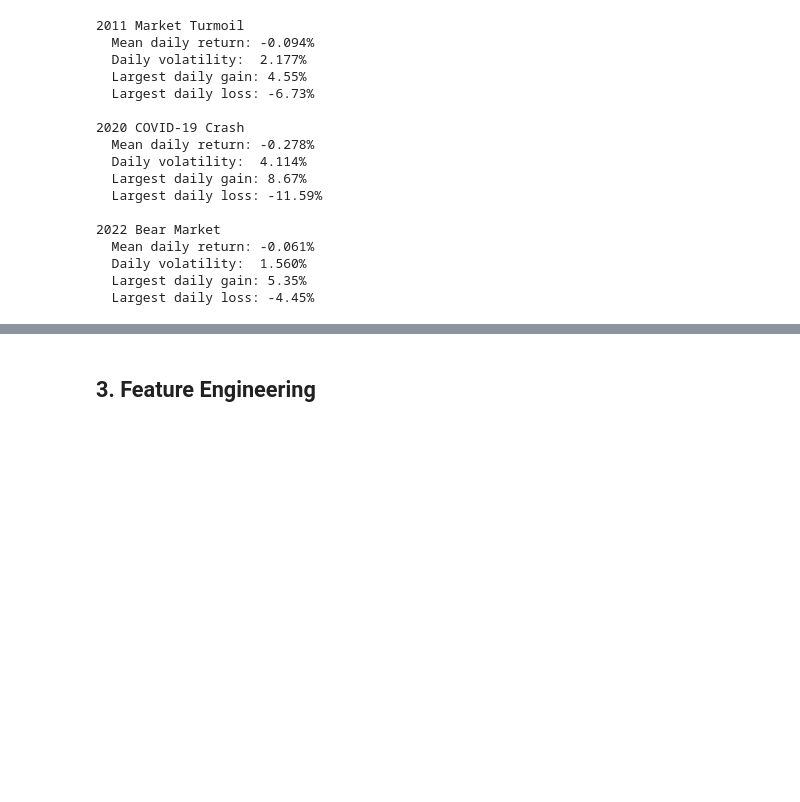
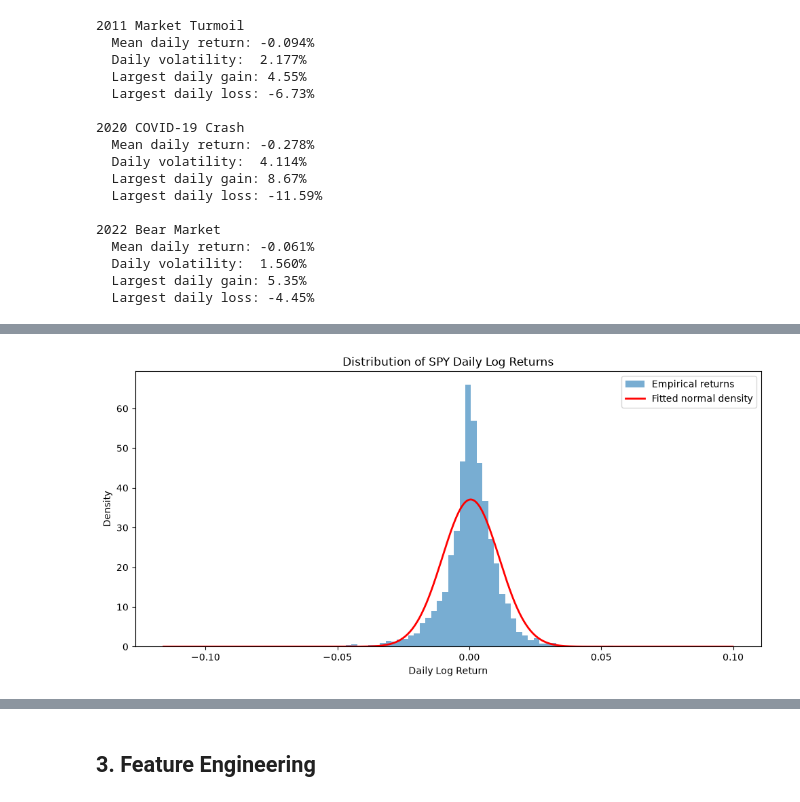
Before and after one commit to minjee-kim/financial-forecasting, a Jupyter notebook: analysis.ipynb, the cells around one changed output, grey strips where cells are left out. Drawn from its saved outputs; the diff is of its cells as text; code cells hidden in the pictures; blank space fills up the shorter version.

Commit message:
preliminary model fitting on the log returns

```diff
--- a/analysis.ipynb
+++ b/analysis.ipynb
@@ -324,0 +343,38 @@ for name, (start, end) in periods.items():
+# %%
+from scipy.stats import norm
+
+returns = spy["return"].dropna()
+
+mu = returns.mean()
+sigma = returns.std()
+
+# Values for the fitted normal density
+x = np.linspace(returns.min(), returns.max(), 500)
+normal_density = norm.pdf(x, loc=mu, scale=sigma)
+
+plt.figure(figsize=(10, 5))
+
+plt.hist(
+    returns,
+    bins=100,
+    density=True,
+    alpha=0.6,
+    label="Empirical returns"
+)
+
+plt.plot(
+    x, normal_density,
+    color="red",
+    linewidth=2,
+    label="Fitted normal density"
+)
+
+plt.title("Distribution of SPY Daily Log Returns")
+plt.xlabel("Daily Log Return")
+plt.ylabel("Density")
+plt.legend()
+
+plt.tight_layout()
+plt.show()
+# %% [output]
+[figure, added]
```
Also changed, not shown: parts of 16 cells of this notebook.
